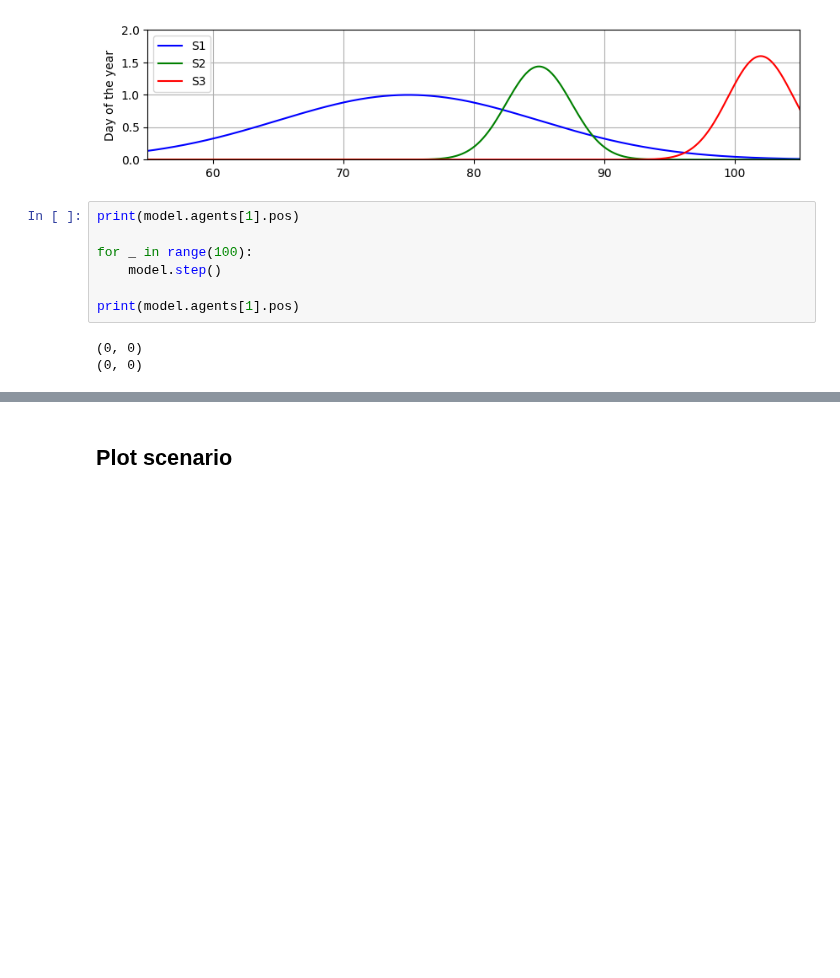
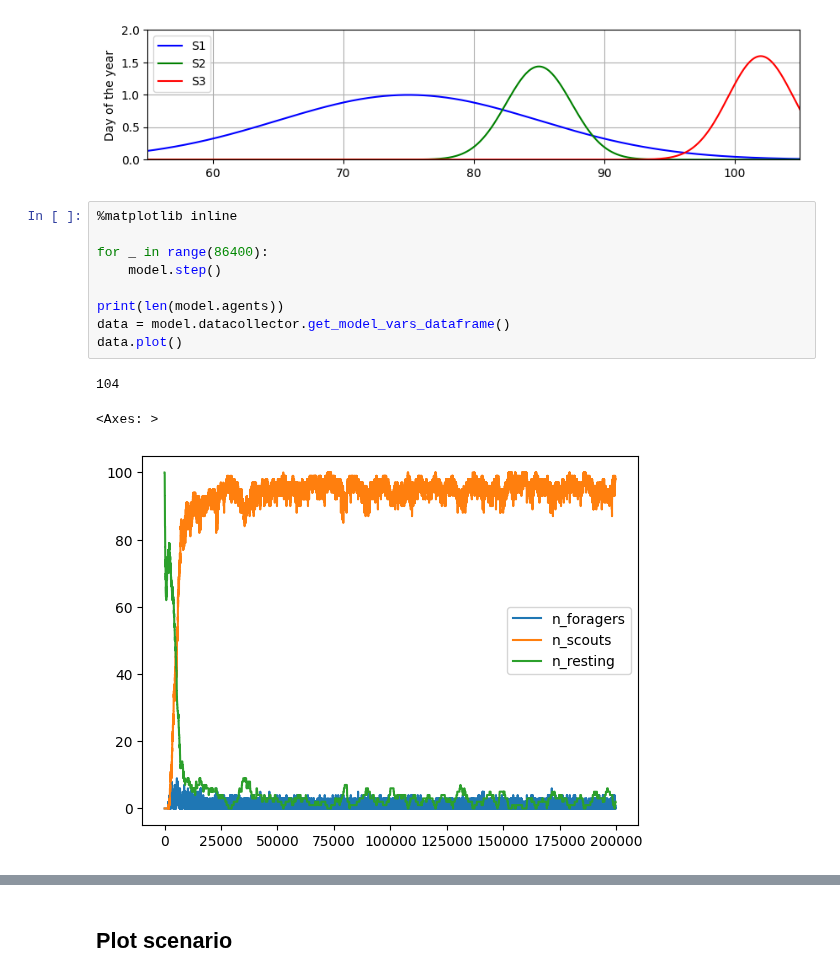
Before and after one commit to jonas4climate/honeybee-colony-abm, a Jupyter notebook: notebook.ipynb, the cells around one changed output, grey strips where cells are left out. Saved outputs shown, nothing was run; the diff lists cells and outputs as text; blank space fills up the shorter version.

Commit message:
Yeah I forgot to make gradual changes. Anyway, here's the full model (without the Ecosystem module, so weather and temperature)

```diff
--- a/notebook.ipynb
+++ b/notebook.ipynb
@@ -55,12 +57,15 @@ plt.show()
 # %% [output]
 [figure]
 # %%
-print(model.agents[1].pos)
+%matplotlib inline
 
-for _ in range(100):
+for _ in range(86400):
     model.step()
 
-print(model.agents[1].pos)
+print(len(model.agents))
+data = model.datacollector.get_model_vars_dataframe()
+data.plot()
 # %% [output]
-(0, 0)
-(0, 0)
+104
+<Axes: >
+[figure, added]
```
Also changed, not shown: parts of 4 cells of this notebook, 3 other files.
